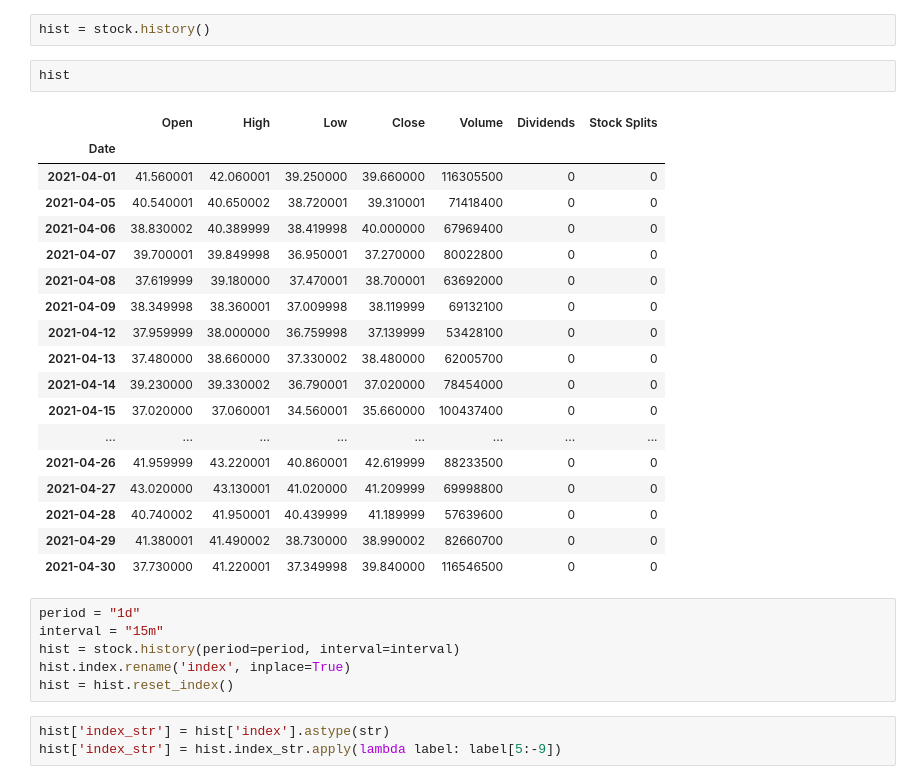
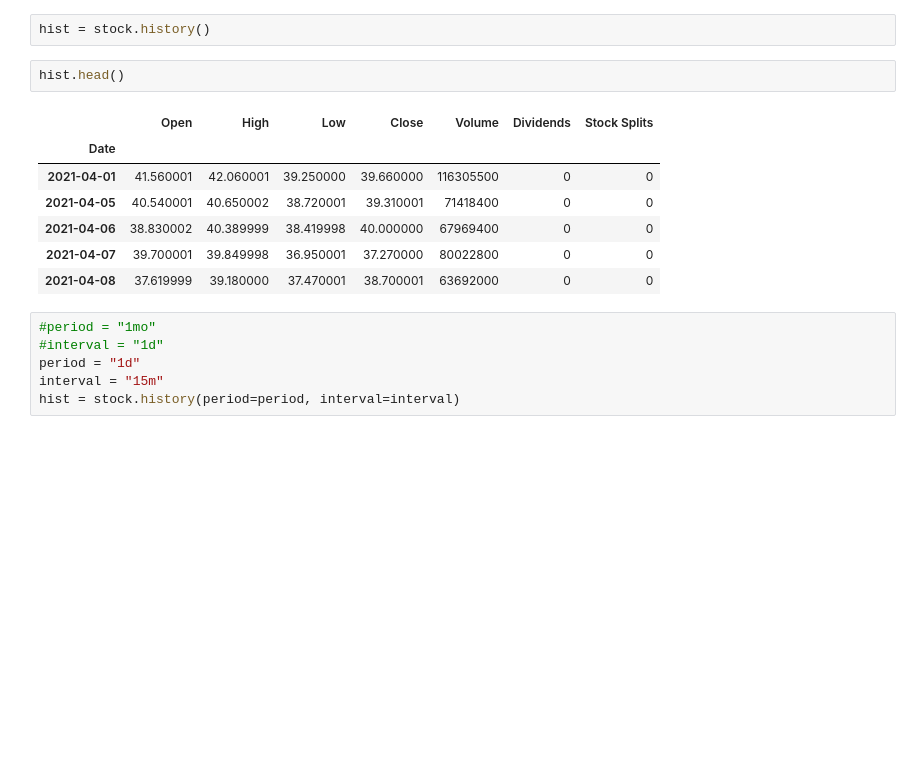
Before and after one commit to yoavnavon/stocks-bot, a Jupyter notebook: samples.ipynb, the cells around one changed output. Saved outputs shown, nothing was run; the diff lists cells and outputs as text; blank space fills up the shorter version.

```diff
--- a/samples.ipynb
+++ b/samples.ipynb
@@ -13,32 +18,18 @@ stock = yf.Ticker(ticker)
 # %%
 hist = stock.history()
 # %%
-hist
+hist.head()
 # %% [output]
 |  | Open | High | Low | Close | Volume | Dividends | Stock Splits |
 | Date |  |  |  |  |  |  |  |
 | 2021-04-01 | 41.560001 | 42.060001 | 39.250000 | 39.660000 | 116305500 | 0 | 0 |
 | 2021-04-05 | 40.540001 | 40.650002 | 38.720001 | 39.310001 | 71418400 | 0 | 0 |
 | 2021-04-06 | 38.830002 | 40.389999 | 38.419998 | 40.000000 | 67969400 | 0 | 0 |
 | 2021-04-07 | 39.700001 | 39.849998 | 36.950001 | 37.270000 | 80022800 | 0 | 0 |
 | 2021-04-08 | 37.619999 | 39.180000 | 37.470001 | 38.700001 | 63692000 | 0 | 0 |
-| 2021-04-09 | 38.349998 | 38.360001 | 37.009998 | 38.119999 | 69132100 | 0 | 0 |
-| 2021-04-12 | 37.959999 | 38.000000 | 36.759998 | 37.139999 | 53428100 | 0 | 0 |
-| 2021-04-13 | 37.480000 | 38.660000 | 37.330002 | 38.480000 | 62005700 | 0 | 0 |
-| 2021-04-14 | 39.230000 | 39.330002 | 36.790001 | 37.020000 | 78454000 | 0 | 0 |
-| 2021-04-15 | 37.020000 | 37.060001 | 34.560001 | 35.660000 | 100437400 | 0 | 0 |
-| ... | ... | ... | ... | ... | ... | ... | ... |
-| 2021-04-26 | 41.959999 | 43.220001 | 40.860001 | 42.619999 | 88233500 | 0 | 0 |
-| 2021-04-27 | 43.020000 | 43.130001 | 41.020000 | 41.209999 | 69998800 | 0 | 0 |
-| 2021-04-28 | 40.740002 | 41.950001 | 40.439999 | 41.189999 | 57639600 | 0 | 0 |
-| 2021-04-29 | 41.380001 | 41.490002 | 38.730000 | 38.990002 | 82660700 | 0 | 0 |
-| 2021-04-30 | 37.730000 | 41.220001 | 37.349998 | 39.840000 | 116546500 | 0 | 0 |
 # %%
+#period = "1mo"
+#interval = "1d"
 period = "1d"
 interval = "15m"
 hist = stock.history(period=period, interval=interval)
-hist.index.rename('index', inplace=True)
-hist = hist.reset_index()
-# %%
-hist['index_str'] = hist['index'].astype(str)
-hist['index_str'] = hist.index_str.apply(lambda label: label[5:-9])
```
Also changed, not shown: parts of 7 cells of this notebook, 2 other files.
